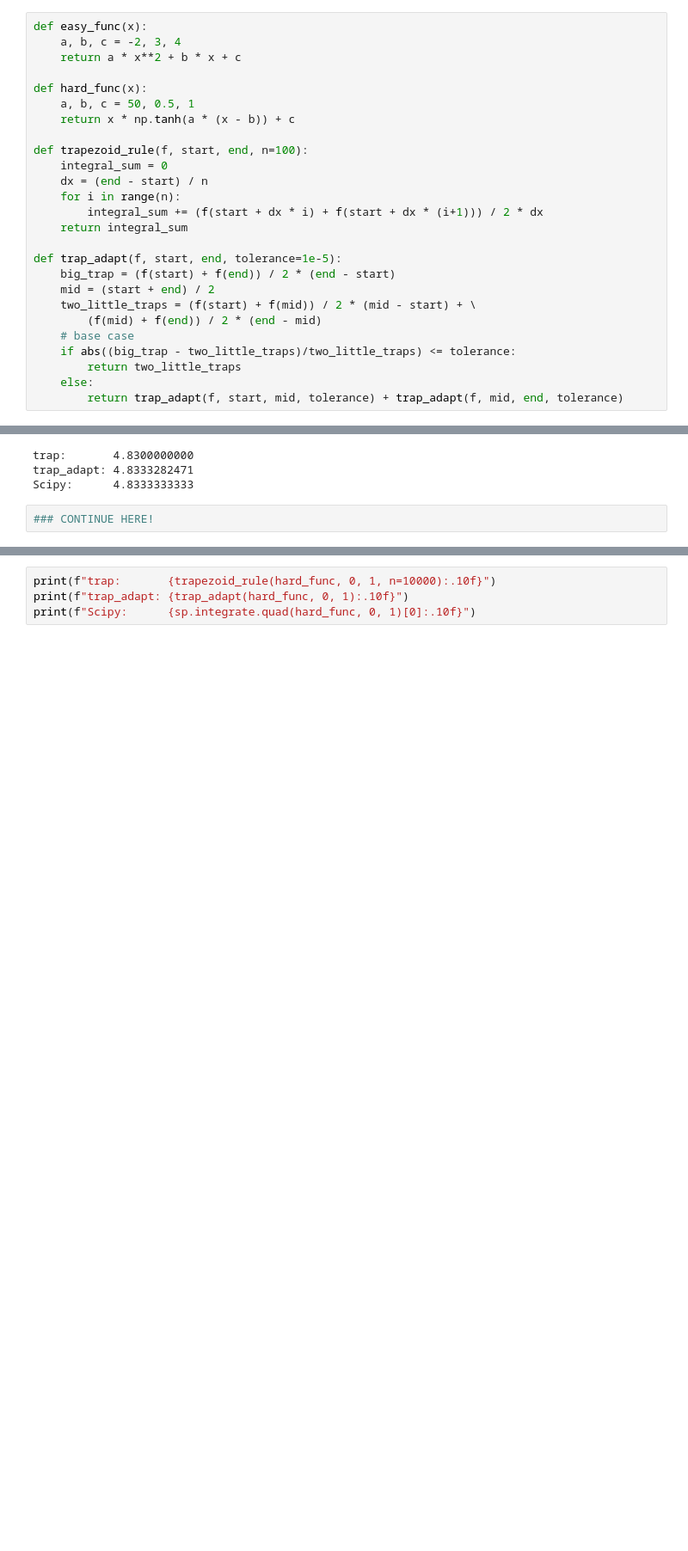
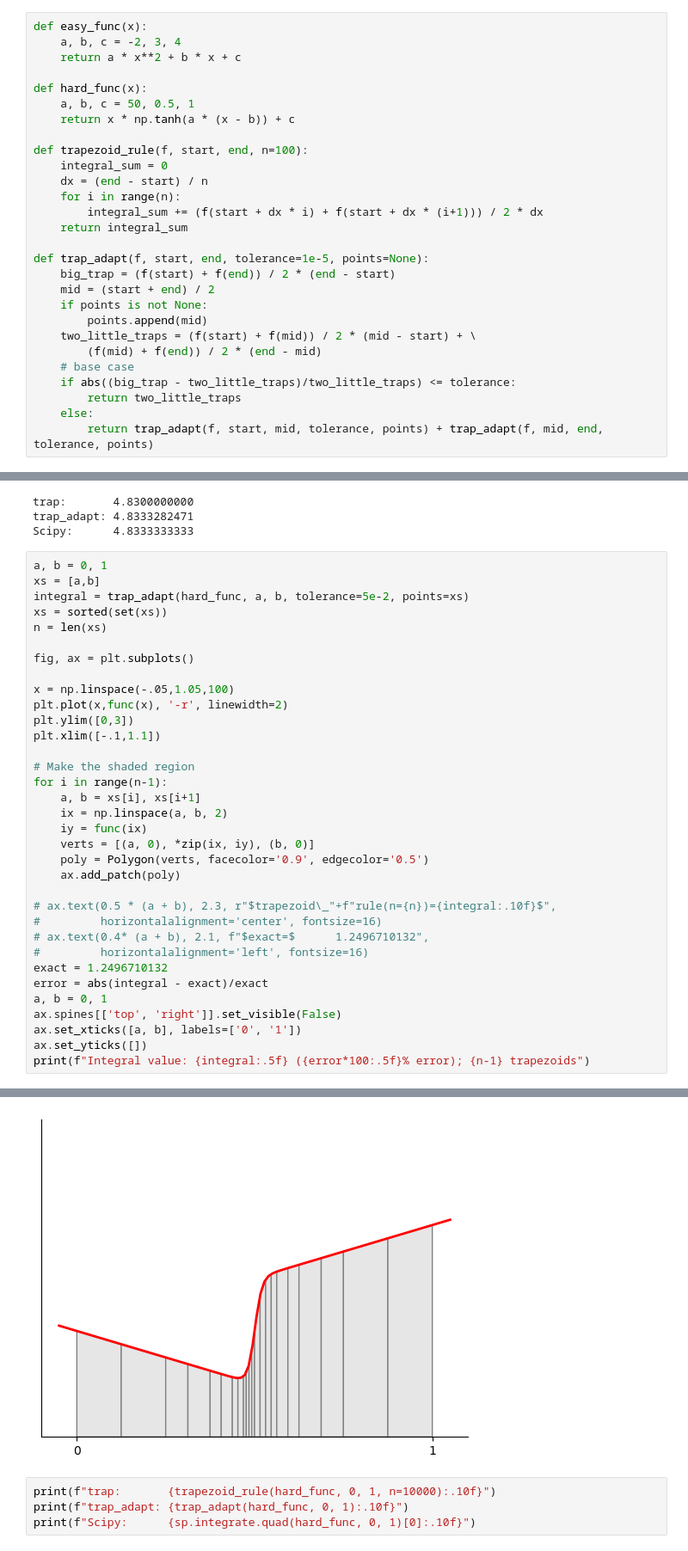
Before and after one commit to flythereddflagg/flythereddflagg.github.io, a Jupyter notebook: pa_application/adaptive_lecture.ipynb, the cells around one changed output, grey strips where cells are left out. Shown: that part at 86% size. Saved outputs shown, nothing was run; the diff lists cells and outputs as text; blank space fills up the shorter version.

```diff
--- a/adaptive_lecture.ipynb
+++ b/pa_application/adaptive_lecture.ipynb
@@ -21,16 +21,18 @@ def trapezoid_rule(f, start, end, n=100):
         integral_sum += (f(start + dx * i) + f(start + dx * (i+1))) / 2 * dx
     return integral_sum
 
-def trap_adapt(f, start, end, tolerance=1e-5):
+def trap_adapt(f, start, end, tolerance=1e-5, points=None):
     big_trap = (f(start) + f(end)) / 2 * (end - start)
     mid = (start + end) / 2
+    if points is not None:
+        points.append(mid)
     two_little_traps = (f(start) + f(mid)) / 2 * (mid - start) + \
         (f(mid) + f(end)) / 2 * (end - mid)
     # base case
     if abs((big_trap - two_little_traps)/two_little_traps) <= tolerance:
         return two_little_traps
     else:
-        return trap_adapt(f, start, mid, tolerance) + trap_adapt(f, mid, end, tolerance)
+        return trap_adapt(f, start, mid, tolerance, points) + trap_adapt(f, mid, end, tolerance, points)
 # %% [markdown]
 # Adaptive Integration
 
@@ -317,4 +323,37 @@ trap:       4.8300000000
 trap_adapt: 4.8333282471
 Scipy:      4.8333333333
 # %%
-### CONTINUE HERE!
+a, b = 0, 1
+xs = [a,b]
+integral = trap_adapt(hard_func, a, b, tolerance=5e-2, points=xs)
+xs = sorted(set(xs))
+n = len(xs)
+
+fig, ax = plt.subplots()
+
+x = np.linspace(-.05,1.05,100)
+plt.plot(x,func(x), '-r', linewidth=2)
+plt.ylim([0,3])
+plt.xlim([-.1,1.1])
+
+# Make the shaded region
+for i in range(n-1):
+    a, b = xs[i], xs[i+1]
+    ix = np.linspace(a, b, 2)
+    iy = func(ix)
+    verts = [(a, 0), *zip(ix, iy), (b, 0)]
+    poly = Polygon(verts, facecolor='0.9', edgecolor='0.5')
+    ax.add_patch(poly)
+
+# ax.text(0.5 * (a + b), 2.3, r"$trapezoid\_"+f"rule(n={n})={integral:.10f}$",
+#         horizontalalignment='center', fontsize=16)
+# ax.text(0.4* (a + b), 2.1, f"$exact=$      1.2496710132",
+#         horizontalalignment='left', fontsize=16)
+exact = 1.2496710132
+error = abs(integral - exact)/exact
+a, b = 0, 1
+ax.spines[['top', 'right']].set_visible(False)
+ax.set_xticks([a, b], labels=['0', '1'])
+ax.set_yticks([])
+print(f"Integral value: {integral:.5f} ({error*100:.5f}% error); {n-1} trapezoids")
+# %% [output]
@@ -321,3 +361,4 @@ Scipy:      4.8333333333
+[figure, added]
 # %%
 print(f"trap:       {trapezoid_rule(hard_func, 0, 1, n=10000):.10f}")
 print(f"trap_adapt: {trap_adapt(hard_func, 0, 1):.10f}")
```
Also changed, not shown: parts of 7 cells of this notebook, 13 other files.
